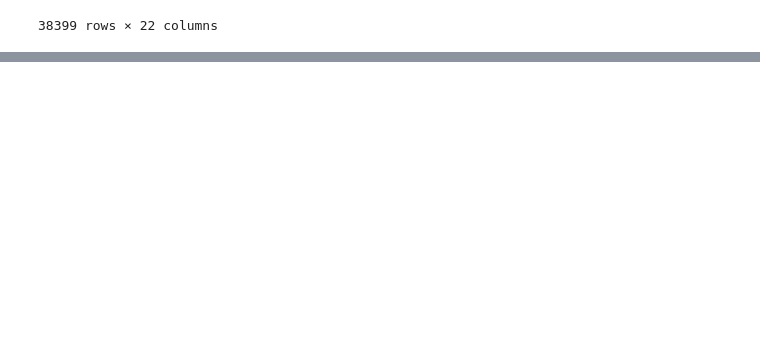
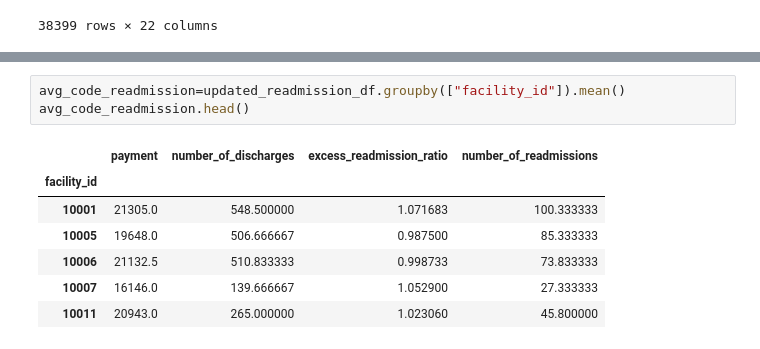
Before and after one commit to nadiarichards/airflow-datapipeline, a Jupyter notebook: Healthcare/Cleaning_dfs.ipynb, the cells around one changed output, grey strips where cells are left out. Drawn from its saved outputs; the diff is of its cells as text; blank space fills up the shorter version.

```diff
--- a/Healthcare/Cleaning_dfs.ipynb
+++ b/Healthcare/Cleaning_dfs.ipynb
@@ -66,0 +95,11 @@ final_merged_df.to_csv("../Files/merged_df.csv", index=False)
+# %%
+avg_code_readmission=updated_readmission_df.groupby(["facility_id"]).mean()
+avg_code_readmission.head()
+# %% [output]
+|  | payment | number_of_discharges | excess_readmission_ratio | number_of_readmissions |
+| facility_id |  |  |  |  |
+| 10001 | 21305.0 | 548.500000 | 1.071683 | 100.333333 |
+| 10005 | 19648.0 | 506.666667 | 0.987500 | 85.333333 |
+| 10006 | 21132.5 | 510.833333 | 0.998733 | 73.833333 |
+| 10007 | 16146.0 | 139.666667 | 1.052900 | 27.333333 |
+| 10011 | 20943.0 | 265.000000 | 1.023060 | 45.800000 |
```
Also changed, not shown: parts of 6 cells of this notebook, 3 other files.
